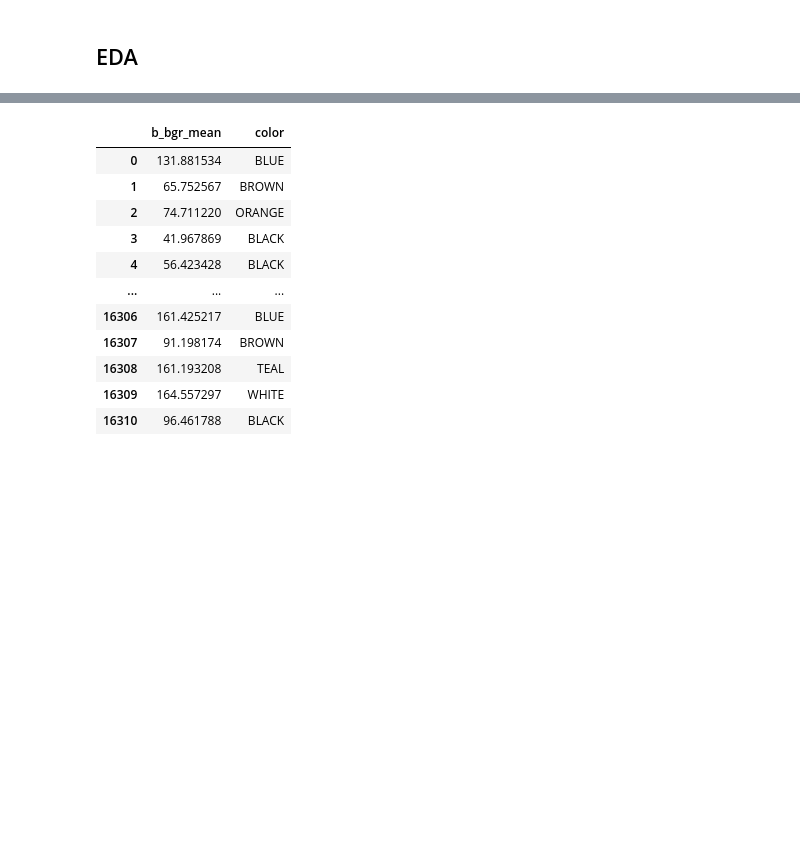
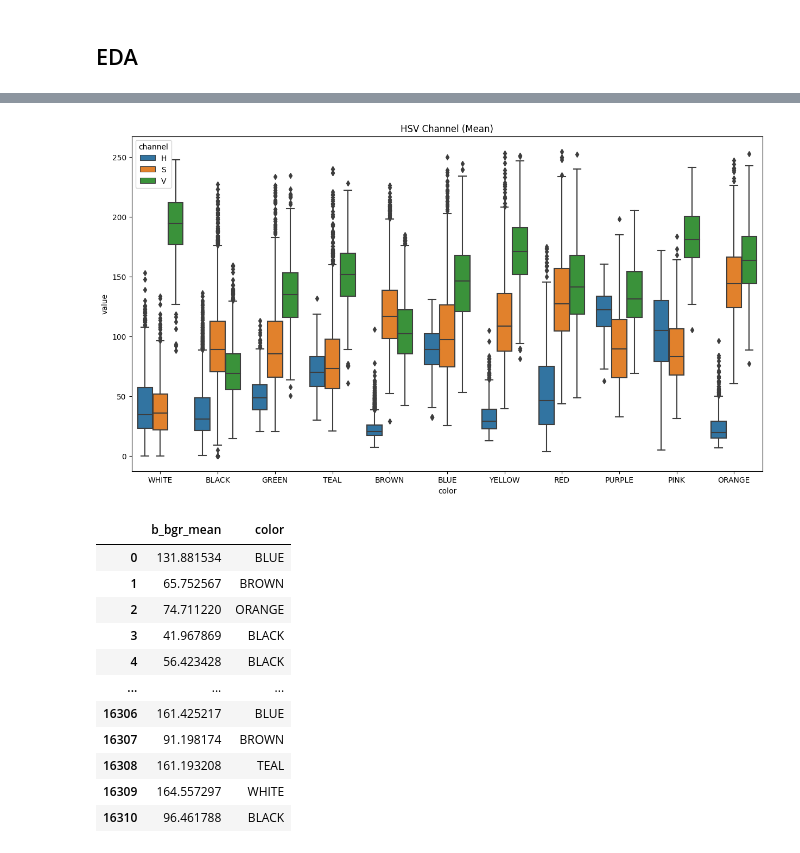
Before and after one commit to alejomaar/google-arts-and-culture, a Jupyter notebook: notebooks/03-eda.ipynb, the cells around one changed output, grey strips where cells are left out. Cells and saved outputs as stored; diff of their text form; code cells hidden in the pictures; blank space fills up the shorter version.

```diff
--- a/notebooks/03-eda.ipynb
+++ b/notebooks/03-eda.ipynb
@@ -62,0 +78,4 @@ Non null values :)
+# %%
+boxplot(df,['h_hsv_mean','s_hsv_mean','v_hsv_mean'],'HSV Channel (Mean)')
+# %% [output]
+[figure, added]
```
Also changed, not shown: parts of 4 cells of this notebook, 2 other files.
